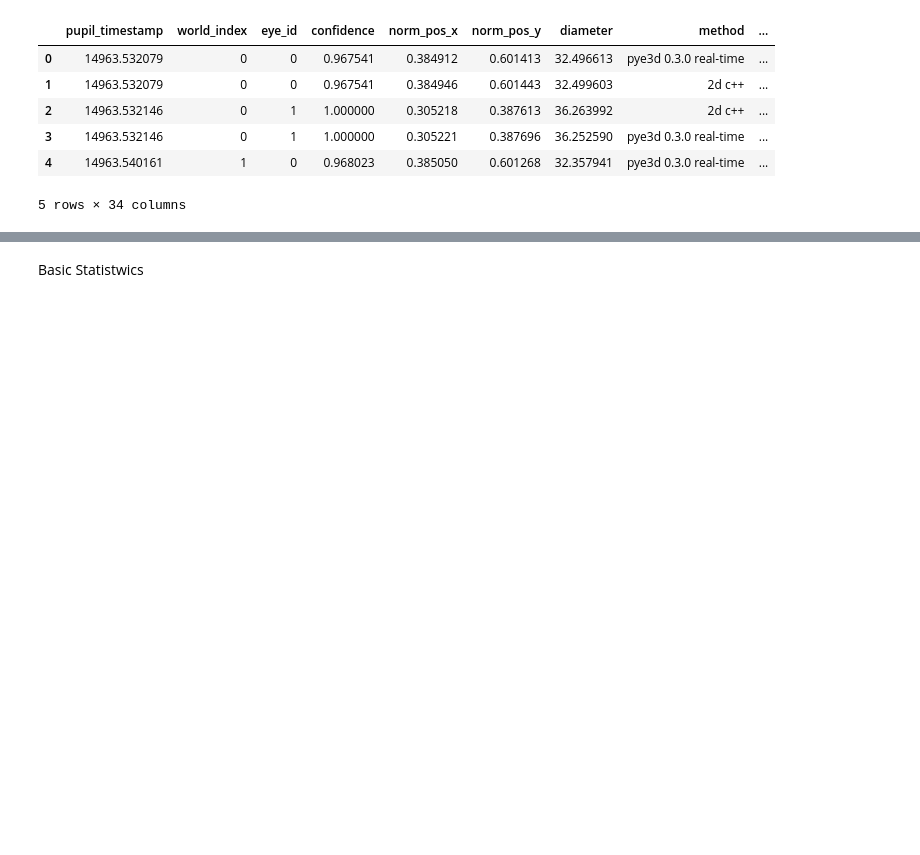
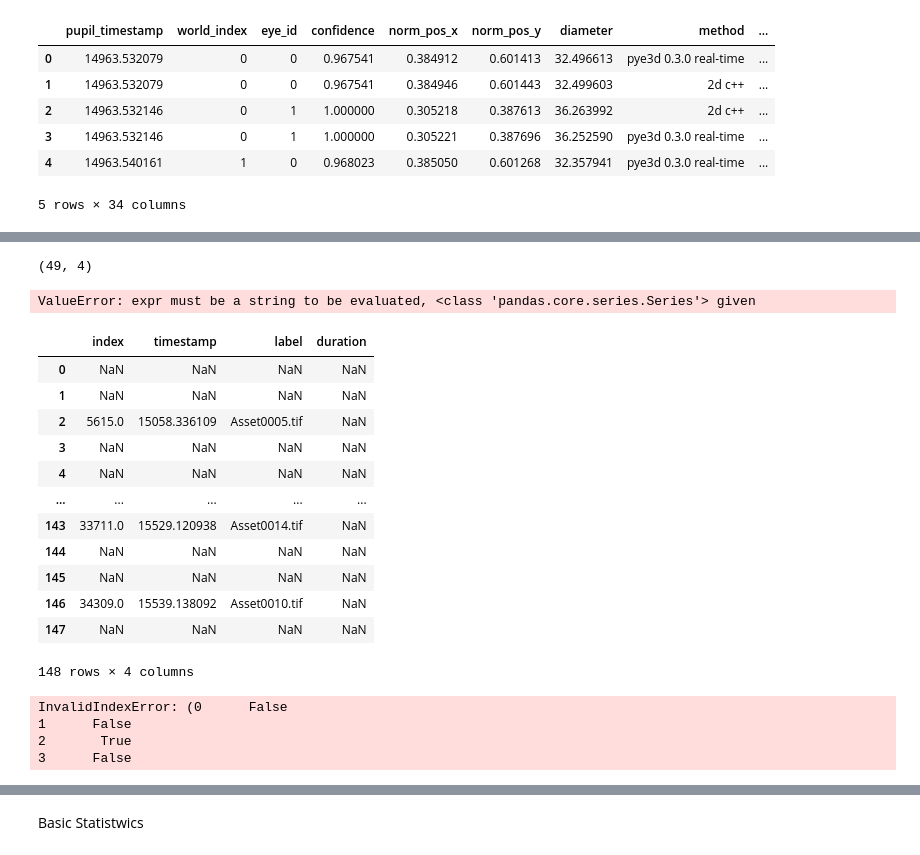
Before and after one commit to Rockyneuron/pupil_labs_analysis, a Jupyter notebook: analysis/data_exploration.ipynb, the cells around one changed output, grey strips where cells are left out. Drawn from its saved outputs; the diff is of its cells as text; code cells hidden in the pictures; blank space fills up the shorter version.

Commit message:
st[ongoing analysis

```diff
--- a/analysis/data_exploration.ipynb
+++ b/analysis/data_exploration.ipynb
@@ -7,8 +7,11 @@ import pandas as pd
 import numpy as np
 from pathlib import Path
 import os
+import seaborn as sns
+import matplotlib.pyplot as plt
+from scipy import signal
 
-recording_location = r"P:\Proyectos\2020\PY200016 - XSCAPE\Trabajo\00 XPERIMENTS\01 EXPERIMENTS_Santiago\01 ONGOING\Exp_Stgo_0001\SESSIONS\ES0001_S002_PC_EM\data\pupil_labs\002"
+recording_location = r"C:\Users\Bolo\Desktop\Laboratorio\incipit\data\pupil_emotibit\ES0001_S002_PC_EM\data\pupil_labs\002"
 
 def print_file_structure(startpath):
     for root, dirs, files in os.walk(startpath):
@@ -42,6 +45,8 @@ exported_pupil_csv = os.path.join(recording_location, 'exports', '000', 'pupil_p
 pupil_pd_frame = pd.read_csv(exported_pupil_csv)
 exported_gaze_csv = os.path.join(recording_location, 'exports', '000', 'gaze_positions.csv')
 gaze_pd_frame = pd.read_csv(exported_gaze_csv)
+annotations_csv = os.path.join(recording_location, 'exports', '000', 'annotations.csv')
+annotations_pd = pd.read_csv(annotations_csv)
 # %%
 list(pupil_pd_frame.columns)
 # %% [output]
@@ -83,0 +80,11 @@ detector_3d_data['diameter'].plot()
+# %%
+from IPython.display import display
+%matplotlib qt
+# filter for 3d data
+detector_3d_data = pupil_pd_frame[pupil_pd_frame.method == '2d c++']
+
+pupil_diameter=detector_3d_data.loc[(pupil_pd_frame['eye_id']==1) & (pupil_pd_frame['confidence']>0.99), ['diameter','pupil_timestamp']]
+pupil_diameter['diameter_med']=pupil_diameter['diameter'].rolling(100).median()
+
+filter_events=annotations_pd['label'].str.contains('Asset') | annotations_pd['label'].str.contains('Control') | annotations_pd['label'].str.contains('Surprise')
+filter_events_surprise= annotations_pd['label'].str.contains('Surprise')
@@ -83,0 +100,8 @@ detector_3d_data['diameter'].plot()
+# %%
+annotations_pd[filter_events].shape
+# %% [output]
+(49, 4)
+# %%
+annotations_pd.query(filter_events)
+# %% [output]
+ValueError: expr must be a string to be evaluated, <class 'pandas.core.series.Series'> given
@@ -83,0 +140,23 @@ detector_3d_data['diameter'].plot()
+# %%
+annotations_pd.where(filter_events)
+# %% [output]
+|  | index | timestamp | label | duration |
+| 0 | NaN | NaN | NaN | NaN |
+| 1 | NaN | NaN | NaN | NaN |
+| 2 | 5615.0 | 15058.336109 | Asset0005.tif | NaN |
+| 3 | NaN | NaN | NaN | NaN |
+| 4 | NaN | NaN | NaN | NaN |
+| ... | ... | ... | ... | ... |
+| 143 | 33711.0 | 15529.120938 | Asset0014.tif | NaN |
+| 144 | NaN | NaN | NaN | NaN |
+| 145 | NaN | NaN | NaN | NaN |
+| 146 | 34309.0 | 15539.138092 | Asset0010.tif | NaN |
+| 147 | NaN | NaN | NaN | NaN |
+148 rows × 4 columns
+# %%
+(np.diff(annotations_pd[filter_events,['timestamp']]))
+# %% [output]
+InvalidIndexError: (0      False
+1      False
+2       True
+3      False
```
Also changed, not shown: parts of 48 cells of this notebook, 1 other file.
